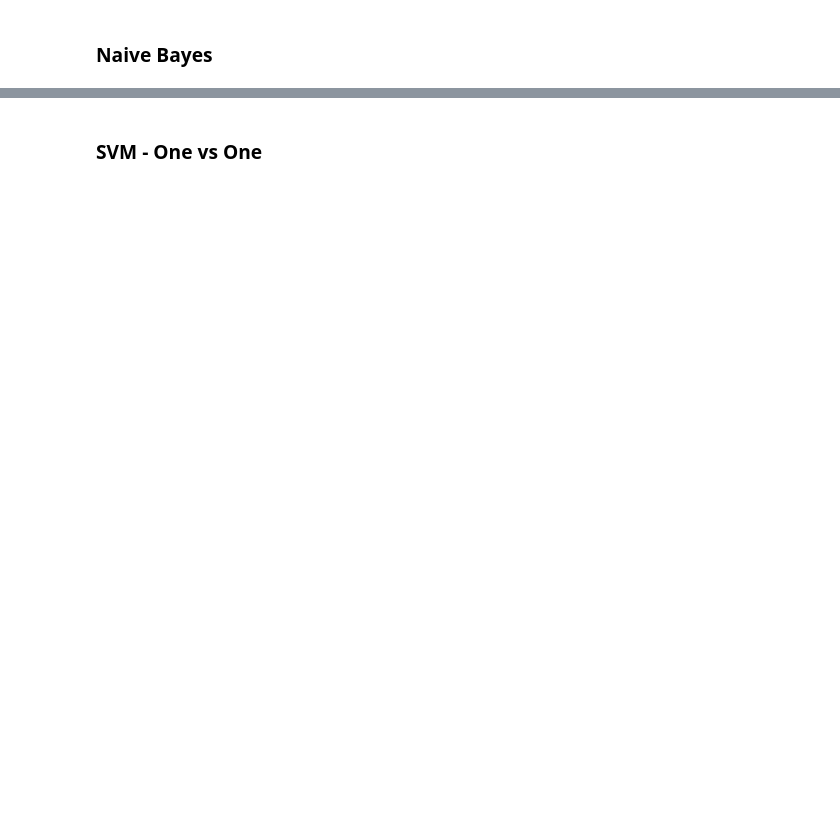
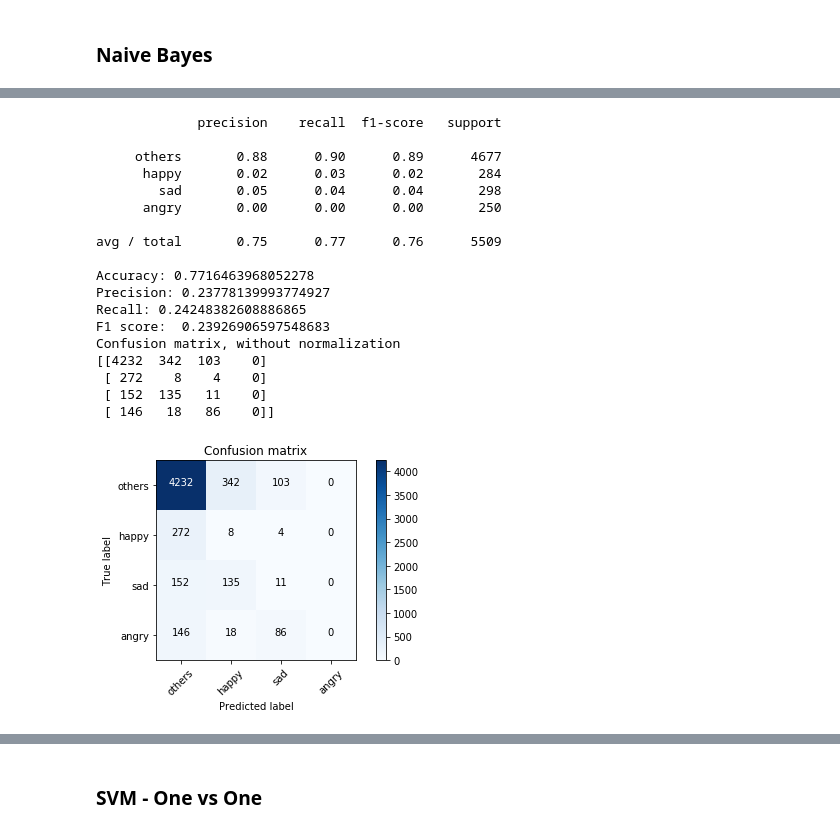
Before and after one commit to shadigit/Group9_emotion_detection, a Jupyter notebook: deepmoji/Deepmoji-concat.ipynb, the cells around one changed output, grey strips where cells are left out. Saved outputs shown, nothing was run; the diff lists cells and outputs as text; code cells hidden in the pictures; blank space fills up the shorter version.

```diff
--- a/deepmoji/Deepmoji-concat.ipynb
+++ b/deepmoji/Deepmoji-concat.ipynb
@@ -238,0 +445,24 @@ print_metrics(mc_nb.predict(deepmoji_test))
+# %%
+mc_nb = Pipeline([('clf', MultinomialNB())])
+mc_nb.fit(emoji_train, y_train)
+print_metrics(mc_nb.predict(emoji_test))
+# %% [output]
+             precision    recall  f1-score   support
+
+     others       0.88      0.90      0.89      4677
+      happy       0.02      0.03      0.02       284
+        sad       0.05      0.04      0.04       298
+      angry       0.00      0.00      0.00       250
+
+avg / total       0.75      0.77      0.76      5509
+
+Accuracy: 0.7716463968052278
+Precision: 0.23778139993774927
+Recall: 0.24248382608886865
+F1 score:  0.23926906597548683
+Confusion matrix, without normalization
+[[4232  342  103    0]
+ [ 272    8    4    0]
+ [ 152  135   11    0]
+ [ 146   18   86    0]]
+[figure, added]
```
Also changed, not shown: parts of 23 cells of this notebook, 1 other file.
